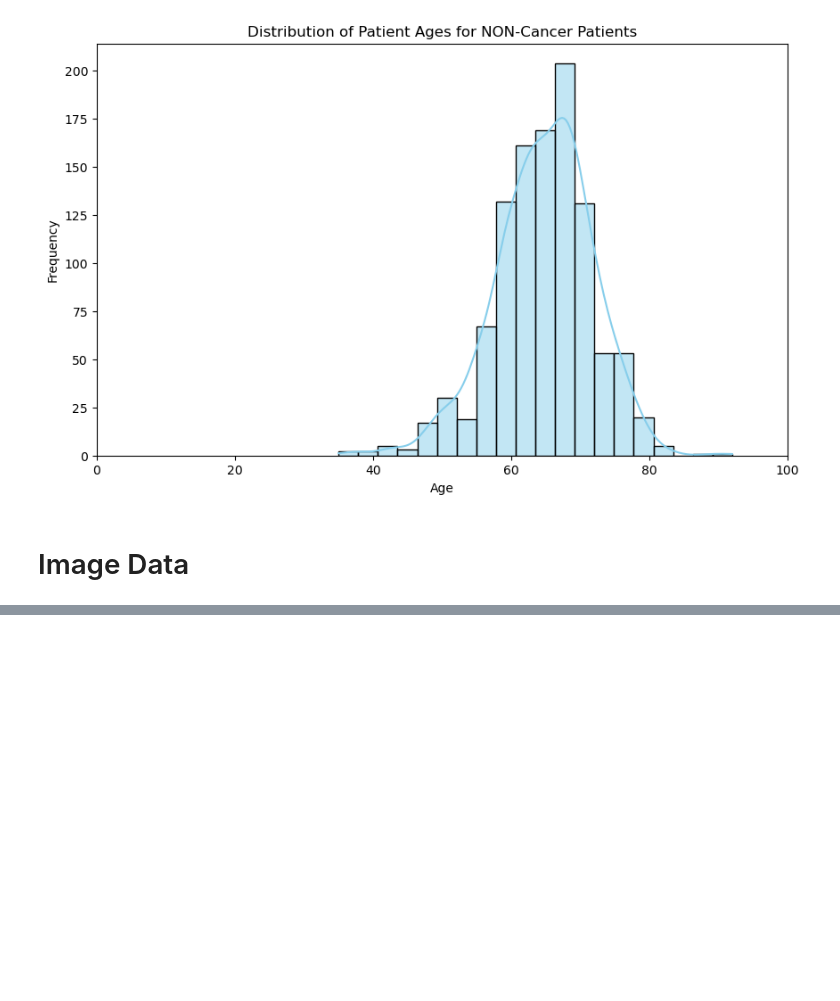
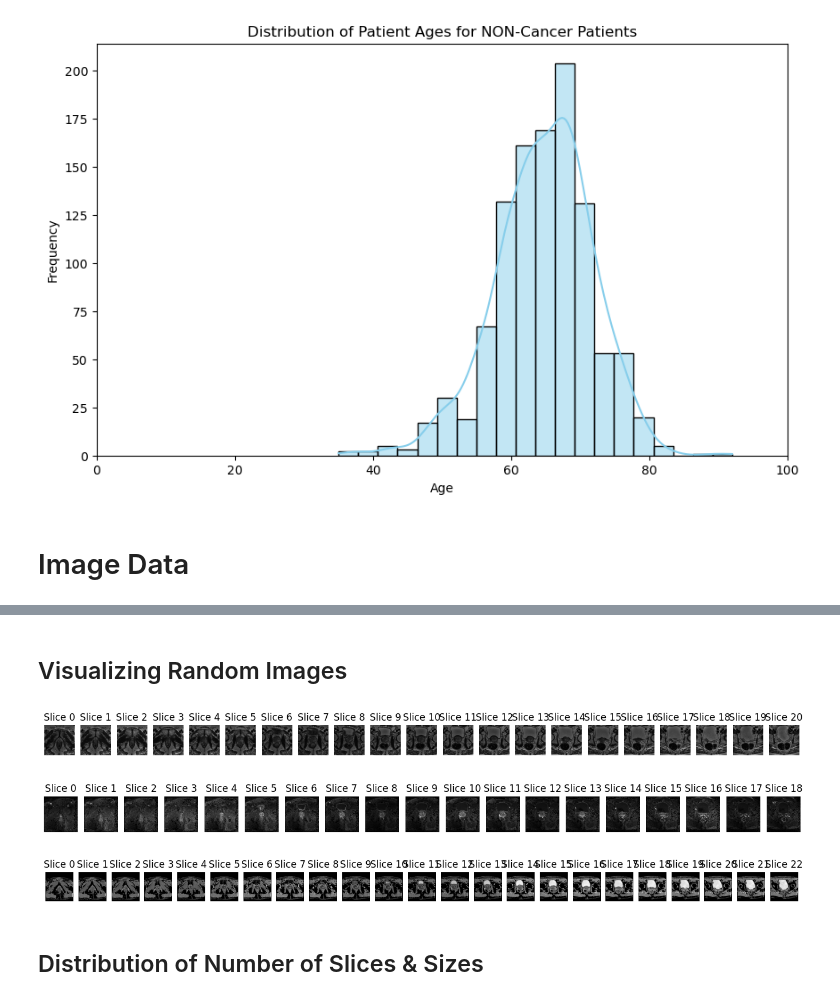
Before and after one commit to Kimberly97llp/cvproject, a Jupyter notebook: EDA.ipynb, the cells around one changed output, grey strips where cells are left out. Drawn from its saved outputs; the diff is of its cells as text; code cells hidden in the pictures; blank space fills up the shorter version.

Commit message:
Image EDA (random visualizations, num of slices, sizes)

```diff
--- a/EDA.ipynb
+++ b/EDA.ipynb
@@ -133,0 +176,7 @@ plot_histogram(no_cancer['patient_age'], 'Distribution of Patient Ages for NON-C
+# %%
+dict_images = [{}, {}, {}]
+
+directory = "D:\Downloads\Luna Training Data"
+folds = os.listdir(directory)
+
+dict_images = get_images(directory, True, dict_images)
@@ -133,0 +195,32 @@ plot_histogram(no_cancer['patient_age'], 'Distribution of Patient Ages for NON-C
+# %%
+def visualize_image(image):
+  #this is to display the image
+  image_array = sitk.GetArrayFromImage(image)
+
+  # Display slices of the image using Matplotlib
+  num_slices = image_array.shape[0]  # Assuming the first dimension is the number of slices
+  fig, axes = plt.subplots(1, num_slices, figsize=(17, 4))
+  for i in range(num_slices):
+    axes[i].imshow(image_array[i], cmap='gray')
+    axes[i].axis('off')
+    axes[i].set_title(f"Slice {i}")
+  plt.show()
+# %% [markdown]
+## Visualizing Random Images
+# %%
+# t2w
+visualize_image(dict_images[0][random.choice(list(dict_images[0].keys()))]['image'])
+# %% [output]
+[figure, added]
+# %%
+# hbv
+visualize_image(dict_images[1][random.choice(list(dict_images[0].keys()))]['image'])
+# %% [output]
+[figure, added]
+# %%
+# adc
+visualize_image(dict_images[2][random.choice(list(dict_images[0].keys()))]['image'])
+# %% [output]
+[figure, added]
+# %% [markdown]
+## Distribution of Number of Slices & Sizes
```
Also changed, not shown: parts of 13 cells of this notebook.
